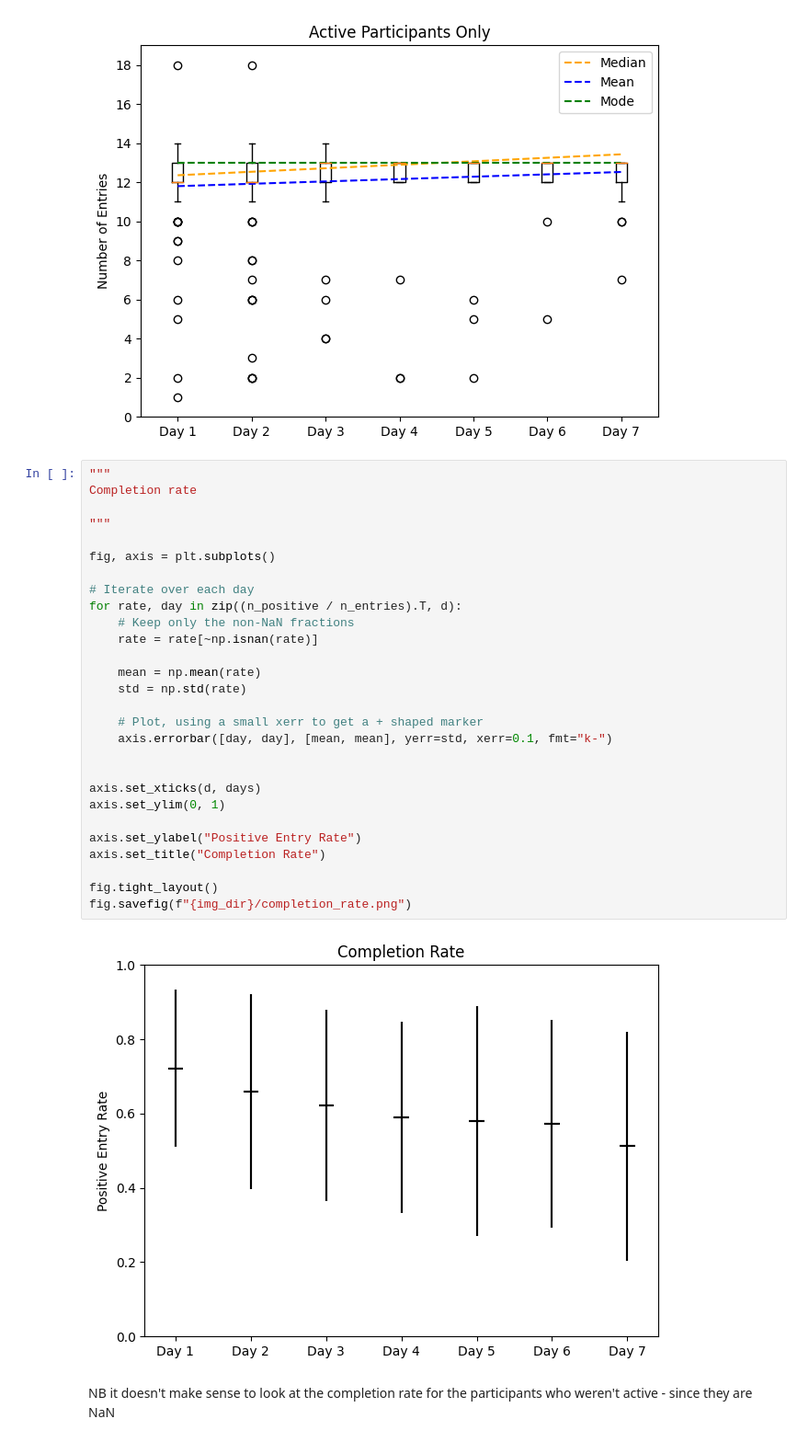
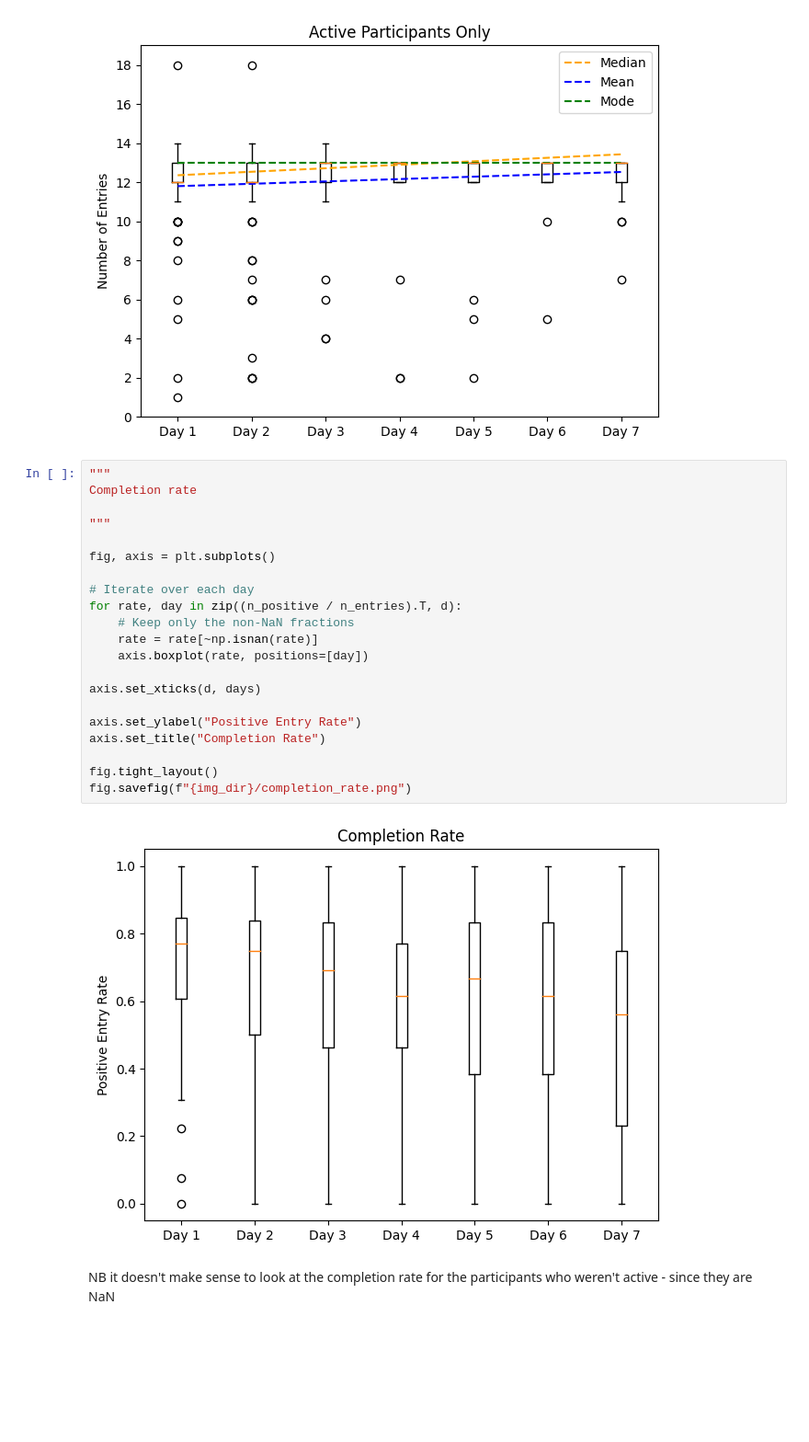
Before and after one commit to JGIBristol/seaco_smartwatch_paper, a Jupyter notebook: quantitative.ipynb, the cells around one changed output. Shown: that part at 92% size. Cells and saved outputs as stored; diff of their text form; blank space fills up the shorter version.

```diff
--- a/quantitative.ipynb
+++ b/quantitative.ipynb
@@ -306,33 +306,26 @@ fig.savefig(f"{img_dir}/n_entries_day_boxplot_active_users.png")
 # %%
 """
 Completion rate
 
 """
 
 fig, axis = plt.subplots()
 
 # Iterate over each day
 for rate, day in zip((n_positive / n_entries).T, d):
     # Keep only the non-NaN fractions
     rate = rate[~np.isnan(rate)]
-
-    mean = np.mean(rate)
-    std = np.std(rate)
-
-    # Plot, using a small xerr to get a + shaped marker
-    axis.errorbar([day, day], [mean, mean], yerr=std, xerr=0.1, fmt="k-")
-
+    axis.boxplot(rate, positions=[day])
 
 axis.set_xticks(d, days)
-axis.set_ylim(0, 1)
 
 axis.set_ylabel("Positive Entry Rate")
 axis.set_title("Completion Rate")
 
 fig.tight_layout()
 fig.savefig(f"{img_dir}/completion_rate.png")
 # %% [output]
-[figure, old version]
+[figure, new version]
 # %% [markdown]
 NB it doesn't make sense to look at the completion rate for the participants who weren't active - since they are NaN
 # %%
```
Also changed, not shown: parts of 2 cells of this notebook.
